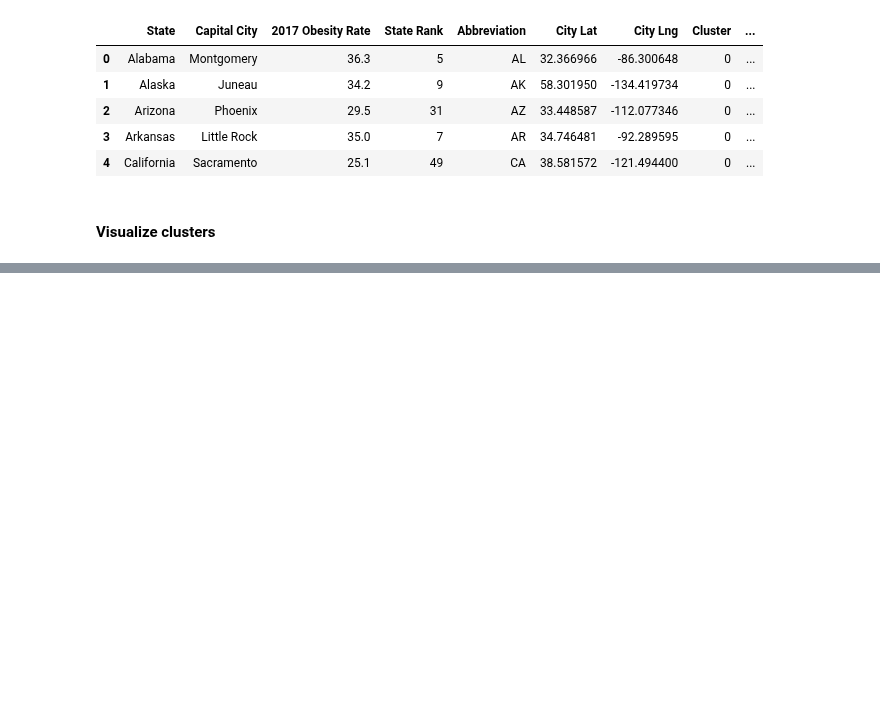
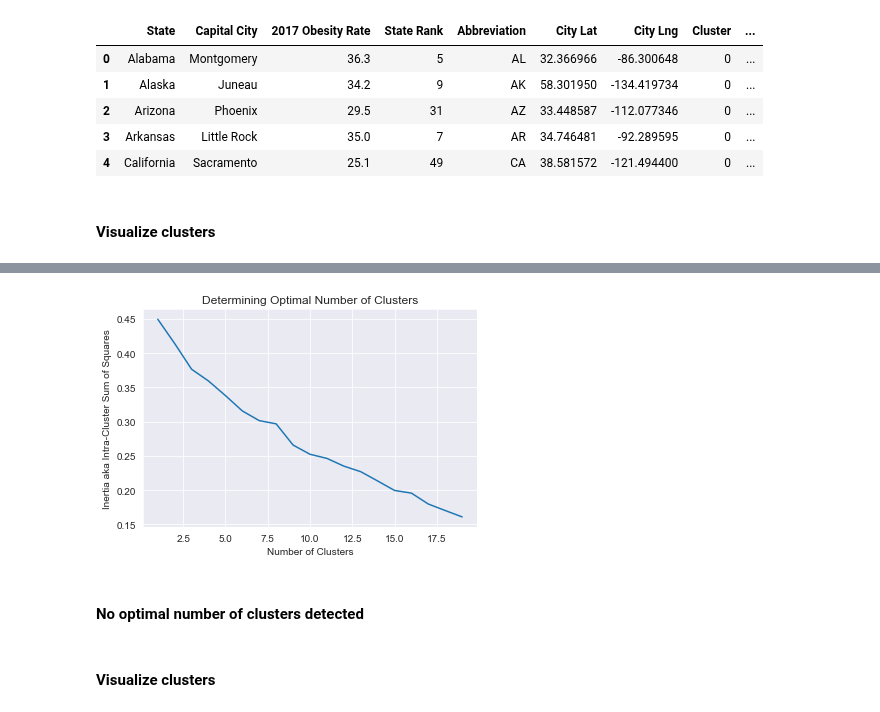
Before and after one commit to amypeniston/data-science-capstone-project, a Jupyter notebook: Week_5_Capstone_Project.ipynb, the cells around one changed output, grey strips where cells are left out. Drawn from its saved outputs; the diff is of its cells as text; code cells hidden in the pictures; blank space fills up the shorter version.

```diff
--- a/Week_5_Capstone_Project.ipynb
+++ b/Week_5_Capstone_Project.ipynb
@@ -1013,0 +1006,4 @@ Cluster 2 - ['South Dakota', 'Vermont']:
+# %%
+clustering_df_ex_states = nearby_venues_grouped_by_city[np.logical_not(nearby_venues_grouped_by_city["State"].
+                                                                   isin(["Vermont","Maine", "South Dakota"]))].drop(columns=["State", "Capital City"])
+clustering_df_ex_states.head()
@@ -1013,0 +1018,18 @@ Cluster 2 - ['South Dakota', 'Vermont']:
+# %%
+scores = []
+cluster_range = range(1, 20)
+
+for k in cluster_range:
+    km = KMeans(n_clusters=k)
+    km.fit(clustering_df_ex_states)
+    scores.append(km.inertia_)
+
+plt.title("Determining Optimal Number of Clusters")
+plt.plot(cluster_range, scores)
+plt.xlabel("Number of Clusters")
+plt.ylabel("Inertia aka Intra-Cluster Sum of Squares")
+plt.show()
+# %% [output]
+[figure, added]
+# %% [markdown]
+#### No optimal number of clusters detected
@@ -1013,0 +1052,2 @@ Cluster 2 - ['South Dakota', 'Vermont']:
+# %% [markdown]
+#### Visualize clusters
```
Also changed, not shown: parts of 27 cells of this notebook.
